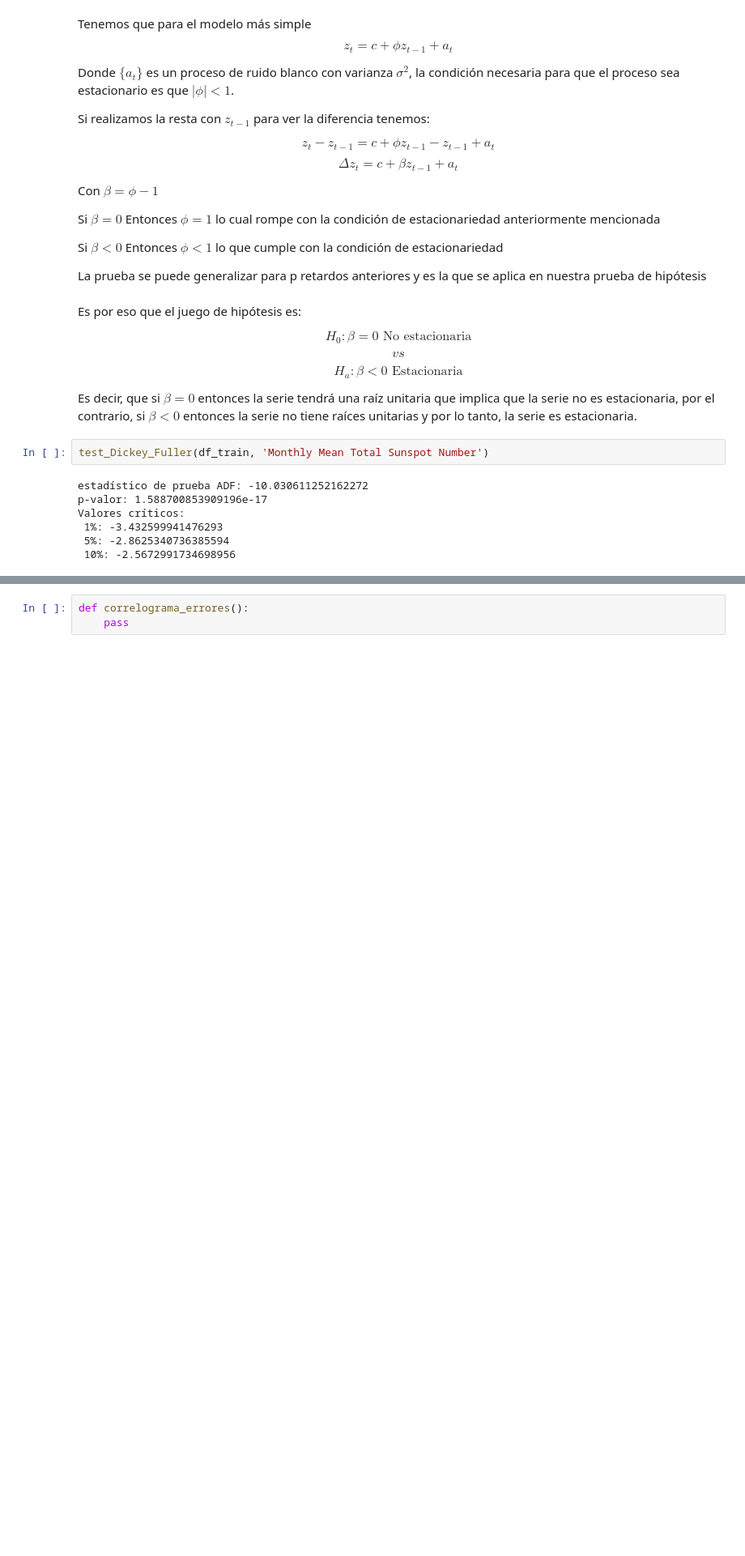
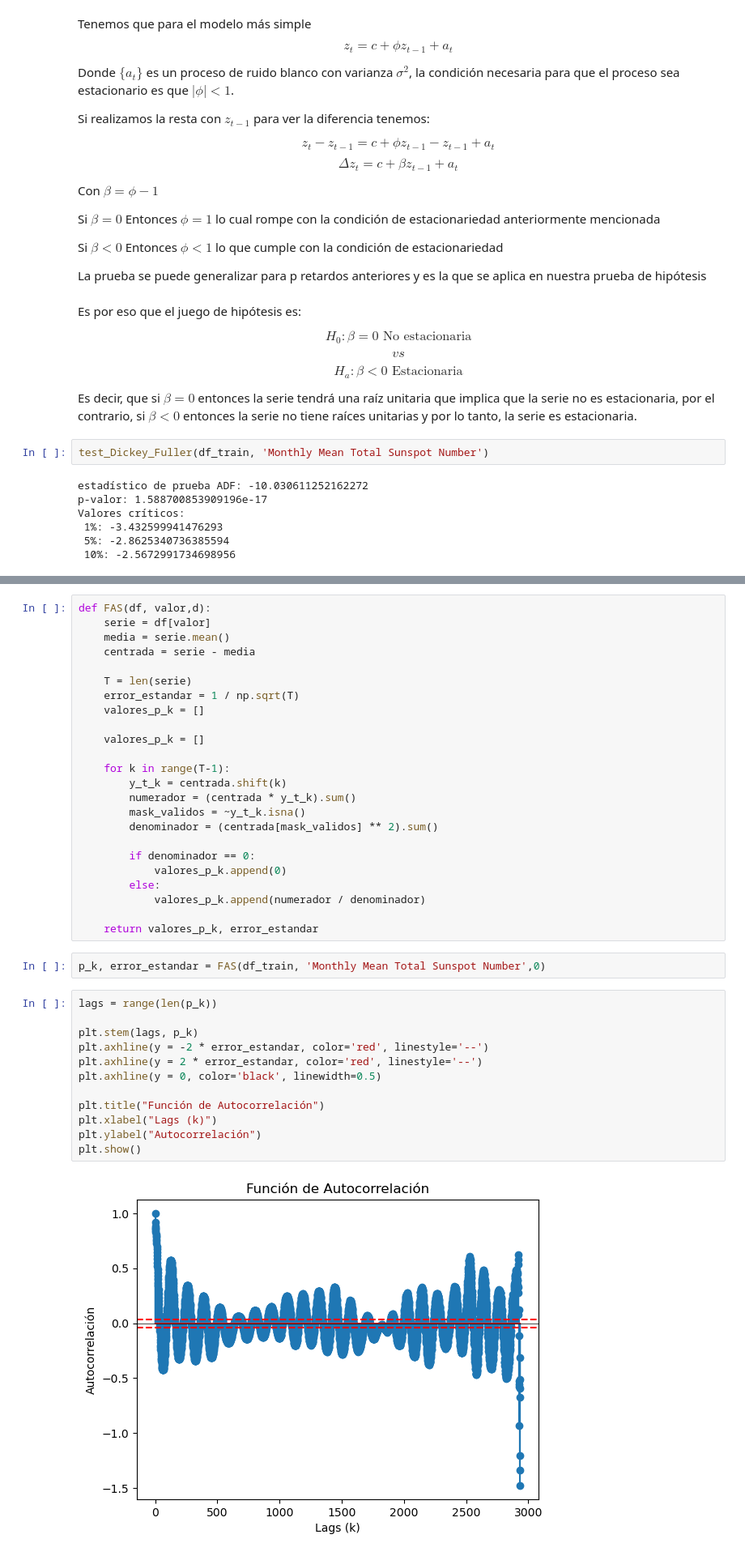
Before and after one commit to DRACDARKTIME/ARIMA-APLICADO-DATASET, a Jupyter notebook: Notebooks/Identificacion.ipynb, the cells around one changed output, grey strips where cells are left out. Shown: that part at 81% size. Cells and saved outputs as stored; diff of their text form; blank space fills up the shorter version.

```diff
--- a/Notebooks/Identificacion.ipynb
+++ b/Notebooks/Identificacion.ipynb
@@ -120,3 +112,40 @@ Sin embargo la prueba Dickey Fuller solo detecta estacionariedad débil, por lo
 # %%
-def correlograma_errores():
-    pass
+def FAS(df, valor,d):
+    serie = df[valor]
+    media = serie.mean()
+    centrada = serie - media
+
+    T = len(serie)
+    error_estandar = 1 / np.sqrt(T)
+    valores_p_k = []
+
+    valores_p_k = []
+
+    for k in range(T-1):
+        y_t_k = centrada.shift(k)
+        numerador = (centrada * y_t_k).sum()
+        mask_validos = ~y_t_k.isna()
+        denominador = (centrada[mask_validos] ** 2).sum()
+
+        if denominador == 0:
+            valores_p_k.append(0)
+        else:
+            valores_p_k.append(numerador / denominador)
+
+    return valores_p_k, error_estandar
+# %%
+p_k, error_estandar = FAS(df_train, 'Monthly Mean Total Sunspot Number',0)
+# %%
+lags = range(len(p_k))
+
+plt.stem(lags, p_k)
+plt.axhline(y = -2 * error_estandar, color='red', linestyle='--')
+plt.axhline(y = 2 * error_estandar, color='red', linestyle='--')
+plt.axhline(y = 0, color='black', linewidth=0.5)
+
+plt.title("Función de Autocorrelación")
+plt.xlabel("Lags (k)")
+plt.ylabel("Autocorrelación")
+plt.show()
+# %% [output]
+[figure, added]
```
Also changed, not shown: parts of 10 cells of this notebook.
